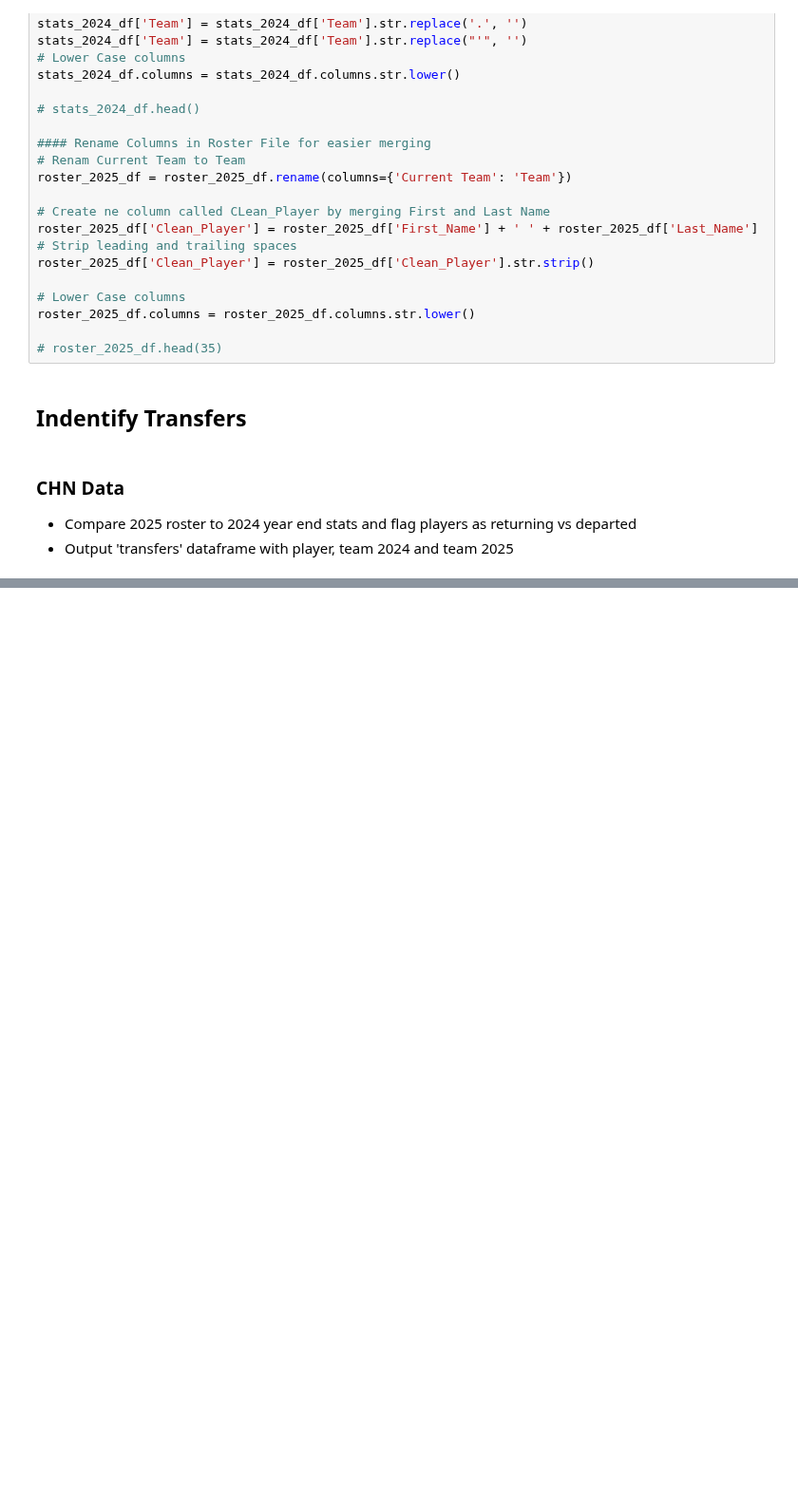
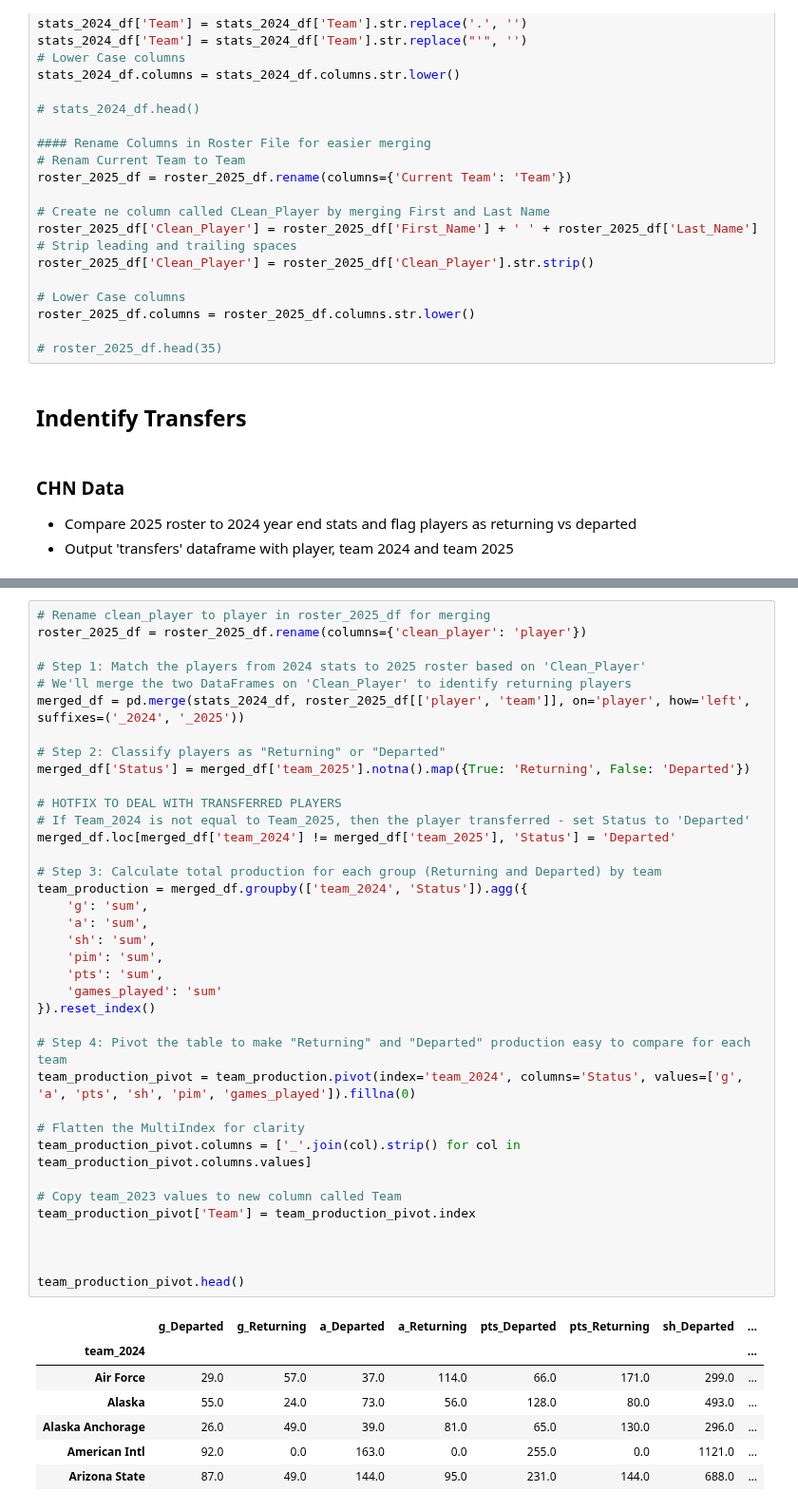
Before and after one commit to JSmith1826/college_hockey_2526, a Jupyter notebook: workbook/preseason_offensive_production_workbook.ipynb, the cells around one changed output, grey strips where cells are left out. Shown at 95% size. Saved outputs shown, nothing was run; the diff lists cells and outputs as text; blank space fills up the shorter version.

```diff
--- a/workbook/preseason_offensive_production_workbook.ipynb
+++ b/workbook/preseason_offensive_production_workbook.ipynb
@@ -176,0 +272,45 @@ transfer_counts.head(10)
+# %%
+# Rename clean_player to player in roster_2025_df for merging
+roster_2025_df = roster_2025_df.rename(columns={'clean_player': 'player'})
+
+# Step 1: Match the players from 2024 stats to 2025 roster based on 'Clean_Player'
+# We'll merge the two DataFrames on 'Clean_Player' to identify returning players
+merged_df = pd.merge(stats_2024_df, roster_2025_df[['player', 'team']], on='player', how='left', suffixes=('_2024', '_2025'))
+
+# Step 2: Classify players as "Returning" or "Departed"
+merged_df['Status'] = merged_df['team_2025'].notna().map({True: 'Returning', False: 'Departed'})
+
+# HOTFIX TO DEAL WITH TRANSFERRED PLAYERS
+# If Team_2024 is not equal to Team_2025, then the player transferred - set Status to 'Departed'
+merged_df.loc[merged_df['team_2024'] != merged_df['team_2025'], 'Status'] = 'Departed'
+
+# Step 3: Calculate total production for each group (Returning and Departed) by team
+team_production = merged_df.groupby(['team_2024', 'Status']).agg({
+    'g': 'sum',
+    'a': 'sum',
+    'sh': 'sum',
+    'pim': 'sum',
+    'pts': 'sum',
+    'games_played': 'sum'
+}).reset_index()
+
+# Step 4: Pivot the table to make "Returning" and "Departed" production easy to compare for each team
+team_production_pivot = team_production.pivot(index='team_2024', columns='Status', values=['g', 'a', 'pts', 'sh', 'pim', 'games_played']).fillna(0)
+
+# Flatten the MultiIndex for clarity
+team_production_pivot.columns = ['_'.join(col).strip() for col in team_production_pivot.columns.values]
+
+# Copy team_2023 values to new column called Team
+team_production_pivot['Team'] = team_production_pivot.index
+
+
+
+team_production_pivot.head()
+# %% [output]
+|  | g_Departed | g_Returning | a_Departed | a_Returning | pts_Departed | pts_Returning | sh_Departed | ... |
+| team_2024 |  |  |  |  |  |  |  | ... |
+| Air Force | 29.0 | 57.0 | 37.0 | 114.0 | 66.0 | 171.0 | 299.0 | ... |
+| Alaska | 55.0 | 24.0 | 73.0 | 56.0 | 128.0 | 80.0 | 493.0 | ... |
+| Alaska Anchorage | 26.0 | 49.0 | 39.0 | 81.0 | 65.0 | 130.0 | 296.0 | ... |
+| American Intl | 92.0 | 0.0 | 163.0 | 0.0 | 255.0 | 0.0 | 1121.0 | ... |
+| Arizona State | 87.0 | 49.0 | 144.0 | 95.0 | 231.0 | 144.0 | 688.0 | ... |
```
Also changed, not shown: parts of 20 cells of this notebook, 2 other files.
